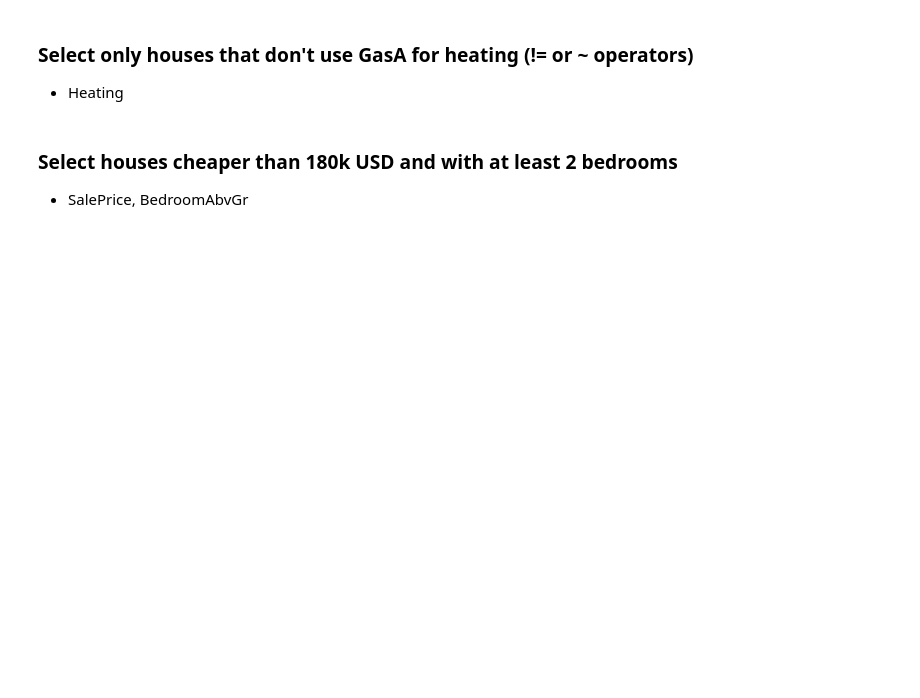
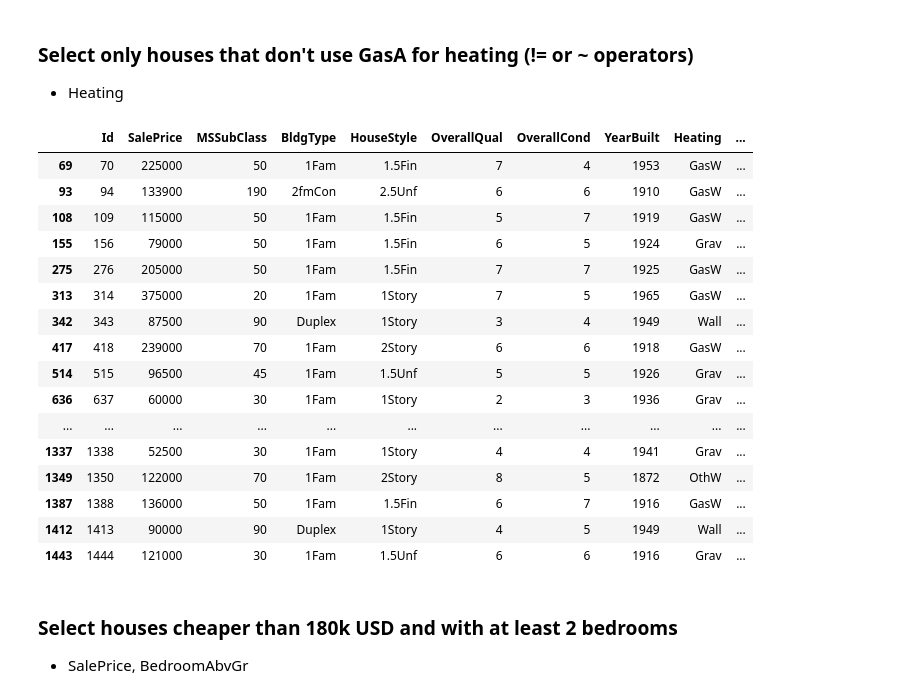
Before and after one commit to deenyse/VSB_ZSU, a Jupyter notebook: fml_01.ipynb, the cells around one changed output. Drawn from its saved outputs; the diff is of its cells as text; code cells hidden in the pictures; blank space fills up the shorter version.

```diff
--- a/fml_01.ipynb
+++ b/fml_01.ipynb
@@ -316,3 +339,23 @@ df.head()
 # %% [markdown]
 ### Select only houses that don't use GasA for heating (!= or ~ operators)
 * Heating
+# %%
+df.loc[df.Heating != "GasA", :]
+# %% [output]
+|  | Id | SalePrice | MSSubClass | BldgType | HouseStyle | OverallQual | OverallCond | YearBuilt | Heating | ... |
+| 69 | 70 | 225000 | 50 | 1Fam | 1.5Fin | 7 | 4 | 1953 | GasW | ... |
+| 93 | 94 | 133900 | 190 | 2fmCon | 2.5Unf | 6 | 6 | 1910 | GasW | ... |
+| 108 | 109 | 115000 | 50 | 1Fam | 1.5Fin | 5 | 7 | 1919 | GasW | ... |
+| 155 | 156 | 79000 | 50 | 1Fam | 1.5Fin | 6 | 5 | 1924 | Grav | ... |
+| 275 | 276 | 205000 | 50 | 1Fam | 1.5Fin | 7 | 7 | 1925 | GasW | ... |
+| 313 | 314 | 375000 | 20 | 1Fam | 1Story | 7 | 5 | 1965 | GasW | ... |
+| 342 | 343 | 87500 | 90 | Duplex | 1Story | 3 | 4 | 1949 | Wall | ... |
+| 417 | 418 | 239000 | 70 | 1Fam | 2Story | 6 | 6 | 1918 | GasW | ... |
+| 514 | 515 | 96500 | 45 | 1Fam | 1.5Unf | 5 | 5 | 1926 | Grav | ... |
+| 636 | 637 | 60000 | 30 | 1Fam | 1Story | 2 | 3 | 1936 | Grav | ... |
+| ... | ... | ... | ... | ... | ... | ... | ... | ... | ... | ... |
+| 1337 | 1338 | 52500 | 30 | 1Fam | 1Story | 4 | 4 | 1941 | Grav | ... |
+| 1349 | 1350 | 122000 | 70 | 1Fam | 2Story | 8 | 5 | 1872 | OthW | ... |
+| 1387 | 1388 | 136000 | 50 | 1Fam | 1.5Fin | 6 | 7 | 1916 | GasW | ... |
+| 1412 | 1413 | 90000 | 90 | Duplex | 1Story | 4 | 5 | 1949 | Wall | ... |
+| 1443 | 1444 | 121000 | 30 | 1Fam | 1.5Unf | 6 | 6 | 1916 | Grav | ... |
```
Also changed, not shown: parts of 5 cells of this notebook.
